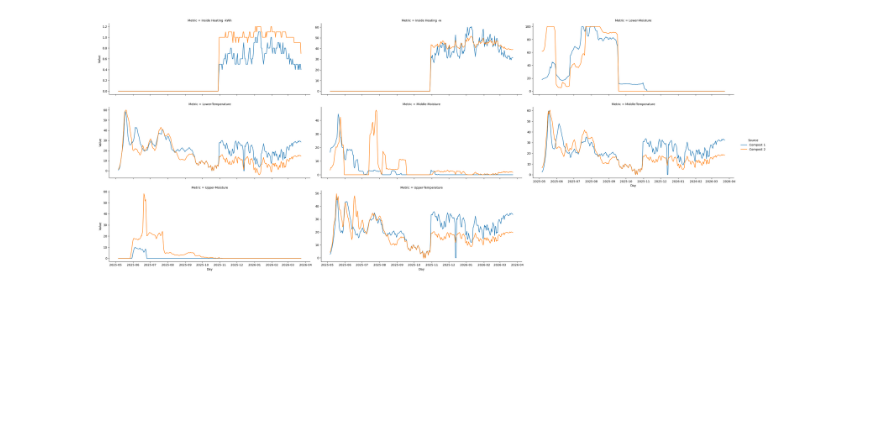
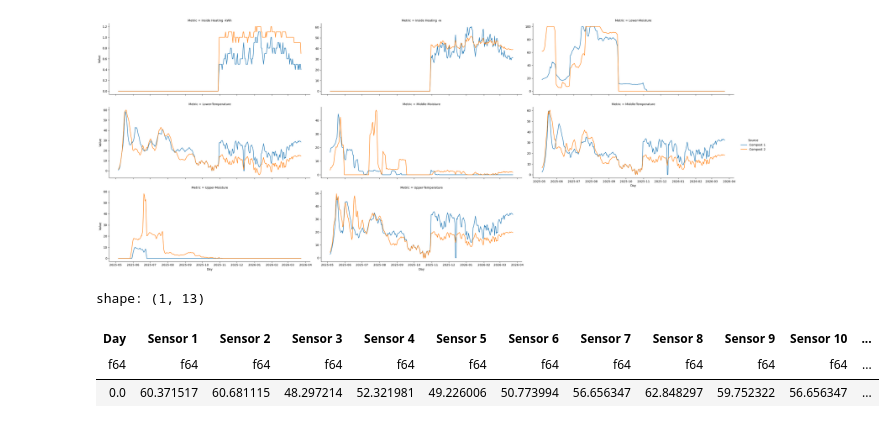
Before and after one commit to Compost-Coders/composting-coders, a Jupyter notebook: notebooks/analysis_fabian.ipynb, the cells around one changed output. Cells and saved outputs as stored; diff of their text form; code cells hidden in the pictures; blank space fills up the shorter version.

```diff
--- a/notebooks/analysis_fabian.ipynb
+++ b/notebooks/analysis_fabian.ipynb
@@ -198,3 +199,26 @@ sns.relplot(
 plt.show()
 # %% [output]
 [figure]
+# %%
+sensor_df = df_compost.select(
+                              pl.col("Day"),
+                              pl.col("Growing-Sensor 01-Moisture").alias("Sensor 1"),
+                              pl.col("Growing-Sensor 02-Moisture").alias("Sensor 2"),
+                              pl.col("Growing-Sensor 03-Moisture").alias("Sensor 3"),
+                              pl.col("Growing-Sensor 04-Moisture").alias("Sensor 4"),
+                              pl.col("Growing-Sensor 05-Moisture").alias("Sensor 5"),
+                              pl.col("Growing-Sensor 06-Moisture").alias("Sensor 6"),
+                              pl.col("Growing-Sensor 07-Moisture").alias("Sensor 7"),
+                              pl.col("Growing-Sensor 08-Moisture").alias("Sensor 8"),
+                              pl.col("Growing-Sensor 09-Moisture").alias("Sensor 9"),
+                              pl.col("Growing-Sensor 10-Moisture").alias("Sensor 10"),
+                              pl.col("Growing-Sensor 11-Moisture").alias("Sensor 11"),
+                              pl.col("Growing-Sensor 12-Moisture").alias("Sensor 12"))
+
+zeros = sensor_df.select(pl.all() == 0).mean() * 100
+zeros
+# %% [output]
+shape: (1, 13)
+| Day | Sensor 1 | Sensor 2 | Sensor 3 | Sensor 4 | Sensor 5 | Sensor 6 | Sensor 7 | Sensor 8 | Sensor 9 | Sensor 10 | ... |
+| f64 | f64 | f64 | f64 | f64 | f64 | f64 | f64 | f64 | f64 | f64 | ... |
+| 0.0 | 60.371517 | 60.681115 | 48.297214 | 52.321981 | 49.226006 | 50.773994 | 56.656347 | 62.848297 | 59.752322 | 56.656347 | ... |
```
Also changed, not shown: parts of 4 cells of this notebook.
